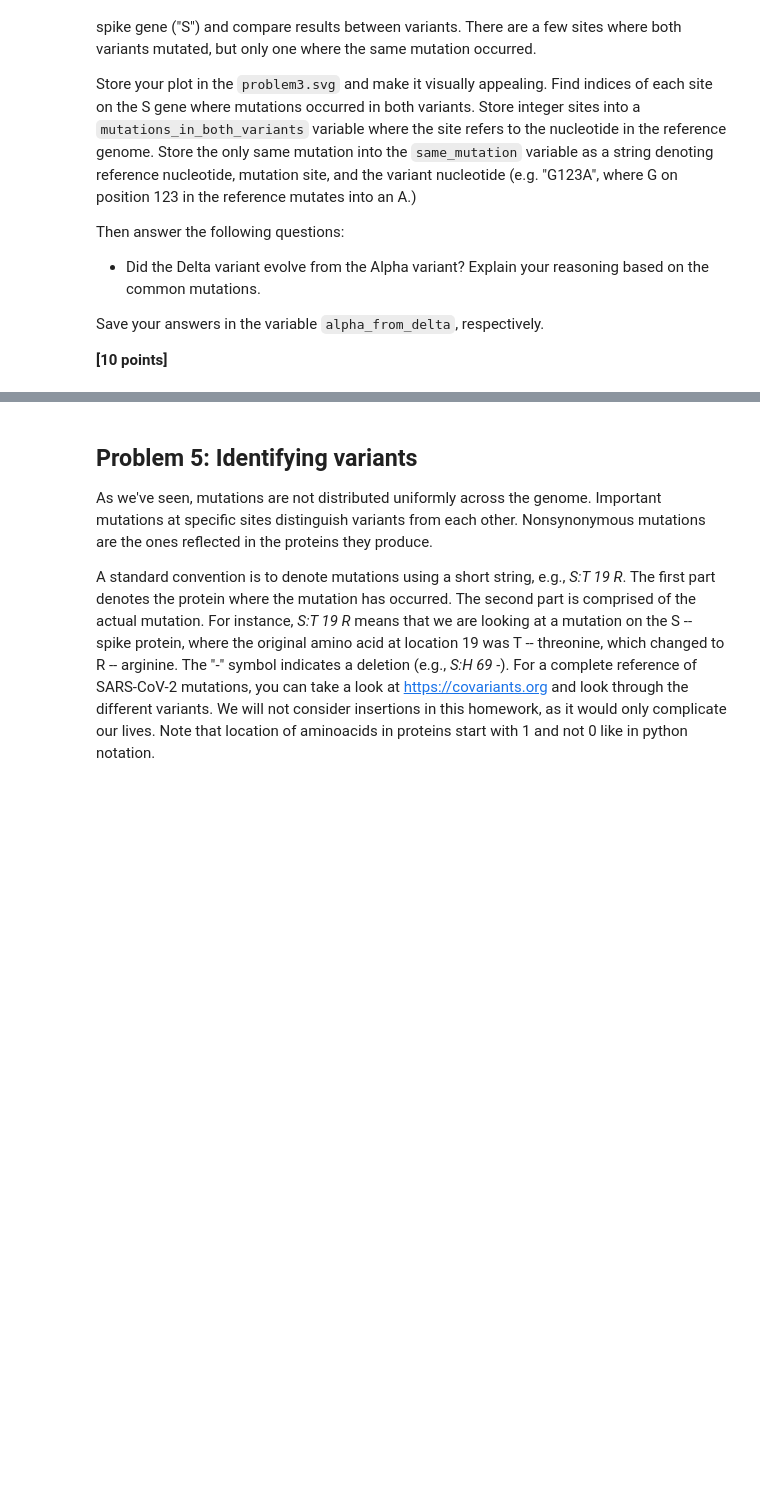
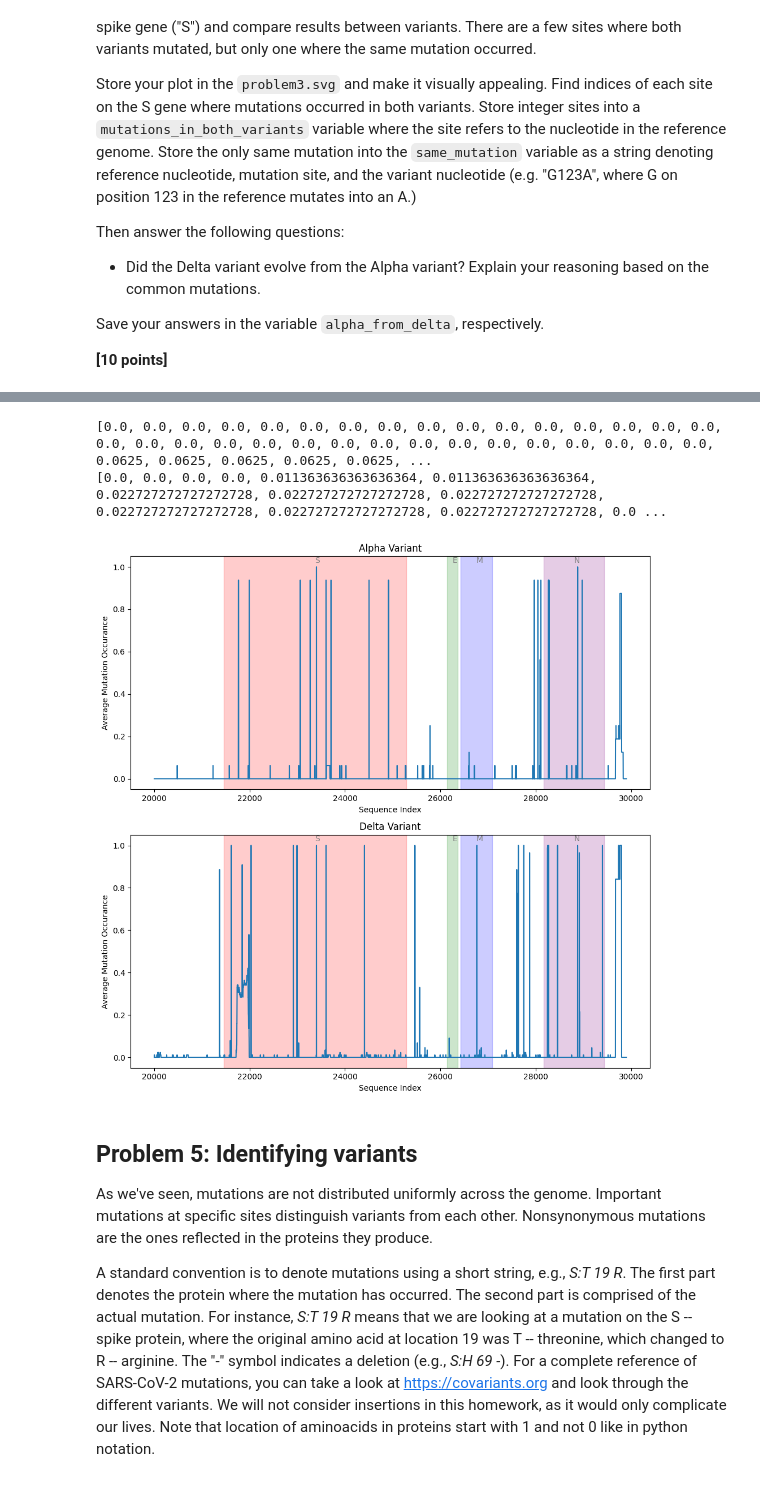
Before and after one commit to aewr-ey/assign_viral_evo, a Jupyter notebook: viral_evo_workbook.ipynb, the cells around one changed output, grey strips where cells are left out. Cells and saved outputs as stored; diff of their text form; code cells hidden in the pictures; blank space fills up the shorter version.

Commit message:
problem 4 graph

```diff
--- a/viral_evo_workbook.ipynb
+++ b/viral_evo_workbook.ipynb
@@ -319,10 +319,10 @@ Save your answers in the variable `alpha_from_delta`, respectively.
 **[10 points]**
 # %%
 gene_locations = {
-    'S': (21462, 25284),
-    'E': (26144, 26372),
-    'M': (26422, 27091),
-    'N': (28173, 29433)
+    'S': (21462, 25284, "red"),
+    'E': (26144, 26372, "green"),
+    'M': (26422, 27091, "blue"),
+    'N': (28173, 29433, "purple")
 }
 
 alpha_variants  = ["EPI_ISL_3072041","EPI_ISL_1010703","EPI_ISL_1121977","EPI_ISL_1061036","EPI_ISL_1184096",
@@ -351,3 +378,67 @@ delta_variants =  ["EPI_ISL_1904460", "EPI_ISL_1904466", "EPI_ISL_1904469", "EPI
+# %%
+# frequency of alpha and delta mutation
+alpha_mutation_freq = []
+
+for i in range(len(ref_seq)):
+   mutations = 0
+
+   for sequence in alpha_seq:
+      if sequence[i] != ref_seq[i]:
+         mutations += 1
+
+   freq = mutations / len(alpha_seq)
+   alpha_mutation_freq.append(freq)
+
+print (alpha_mutation_freq)
+
+delta_mutation_freq = []
+
+for i in range(len(ref_seq)):
+   mutations = 0
+
+   for sequence in delta_seq:
+      if sequence[i] != ref_seq[i]:
+         mutations += 1
+
+   freq = mutations / len(delta_seq)
+   delta_mutation_freq.append(freq)
+
+print (delta_mutation_freq)
+# %% [output]
+[0.0, 0.0, 0.0, 0.0, 0.0, 0.0, 0.0, 0.0, 0.0, 0.0, 0.0, 0.0, 0.0, 0.0, 0.0, 0.0, 0.0, 0.0, 0.0, 0.0, 0.0, 0.0, 0.0, 0.0, 0.0, 0.0, 0.0, 0.0, 0.0, 0.0, 0.0, 0.0, 0.0625, 0.0625, 0.0625, 0.0625, 0.0625, ...
+[0.0, 0.0, 0.0, 0.0, 0.011363636363636364, 0.011363636363636364, 0.022727272727272728, 0.022727272727272728, 0.022727272727272728, 0.022727272727272728, 0.022727272727272728, 0.022727272727272728, 0.0 ...
+# %%
+positions = np.arange(len(ref_seq))
+show = positions >= 20000
+
+fig, axes = plt.subplots(2, 1, figsize=(10, 10))
+
+axes[0].set_title("Alpha Variant")
+axes[0].plot(
+    positions[show],
+    np.array(alpha_mutation_freq)[show]
+)
+
+axes[1].set_title("Delta Variant")
+axes[1].plot(
+    positions[show],
+    np.array(delta_mutation_freq)[show]
+)
+
+
+for plot in axes:
+    plt.sca(plot)
+    for gene, (start, end, color) in gene_locations.items():
+      plot.axvspan(start, end, alpha=0.2, label=gene, color=color)
+      plt.text((start + end) / 2, 1.02, gene, color= "grey")
+      plot.set_xlabel("Sequence Index")
+      plot.set_ylabel("Average Mutation Occurance")
+
+
+plt.tight_layout()
+plt.savefig("problem3.svg")
+# %% [output]
+[figure, added]
 # %%
 mutations_in_both_variants = [1,2,3]
 same_mutation = "G123A" # write your mutation in the form of f"{reference nt}{site number}{variant nt}"
```
Also changed, not shown: parts of 2 cells of this notebook, 1 other file.
